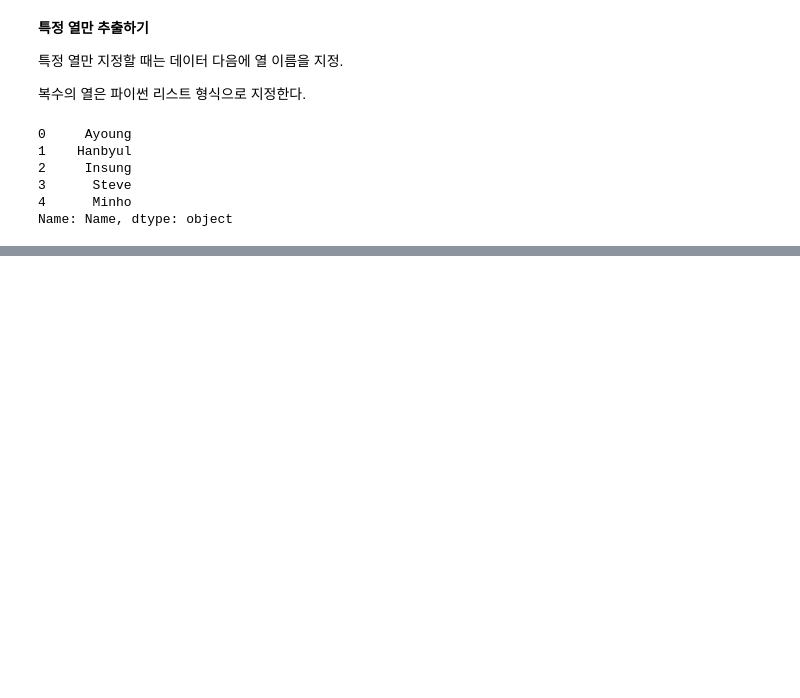
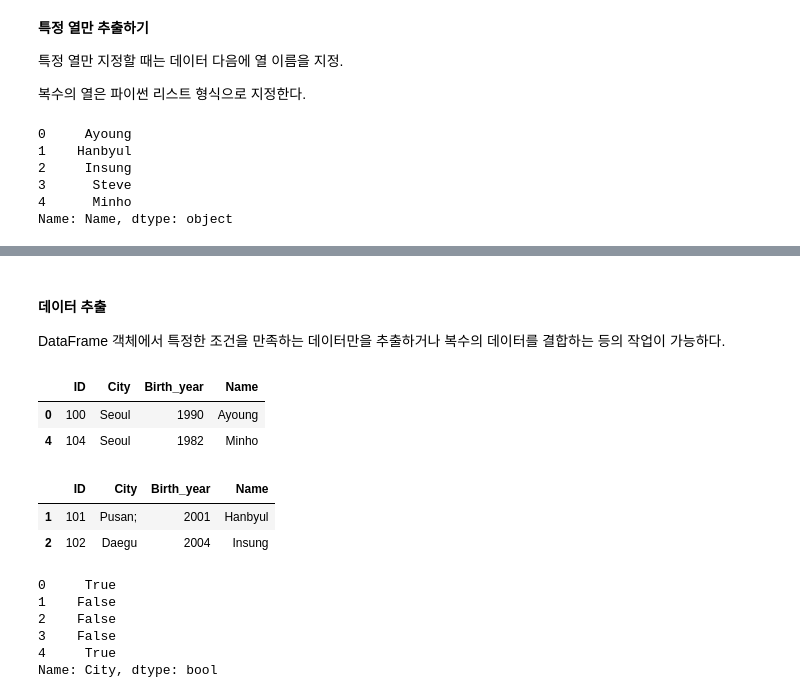
Before and after one commit to gongboogi/Python-Practice, a Jupyter notebook: Pandas기초.ipynb, the cells around one changed output, grey strips where cells are left out. Saved outputs shown, nothing was run; the diff lists cells and outputs as text; code cells hidden in the pictures; blank space fills up the shorter version.

```diff
--- a/Pandas기초.ipynb
+++ b/Pandas기초.ipynb
@@ -134,0 +143,26 @@ Name: Name, dtype: object
+# %% [markdown]
+#### 데이터 추출
+
+DataFrame 객체에서 특정한 조건을 만족하는 데이터만을 추출하거나 복수의 데이터를 결합하는 등의 작업이 가능하다.
+# %%
+# 조건(필터)
+attri_data_frame1[attri_data_frame1['City'] == 'Seoul'] # City가 Seoul인 데이터만을 추출
+# %% [output]
+|  | ID | City | Birth_year | Name |
+| 0 | 100 | Seoul | 1990 | Ayoung |
+| 4 | 104 | Seoul | 1982 | Minho |
+# %%
+attri_data_frame1[attri_data_frame1['Birth_year'] >= 2000] # Birth_year가 2000 이상
+# %% [output]
+|  | ID | City | Birth_year | Name |
+| 1 | 101 | Pusan; | 2001 | Hanbyul |
+| 2 | 102 | Daegu | 2004 | Insung |
+# %%
+attri_data_frame1['City'] == 'Seoul' # dtype이 bool인 Series 객체
+# %% [output]
+0     True
+1    False
+2    False
+3    False
+4     True
+Name: City, dtype: bool
```
Also changed, not shown: parts of 10 cells of this notebook.
